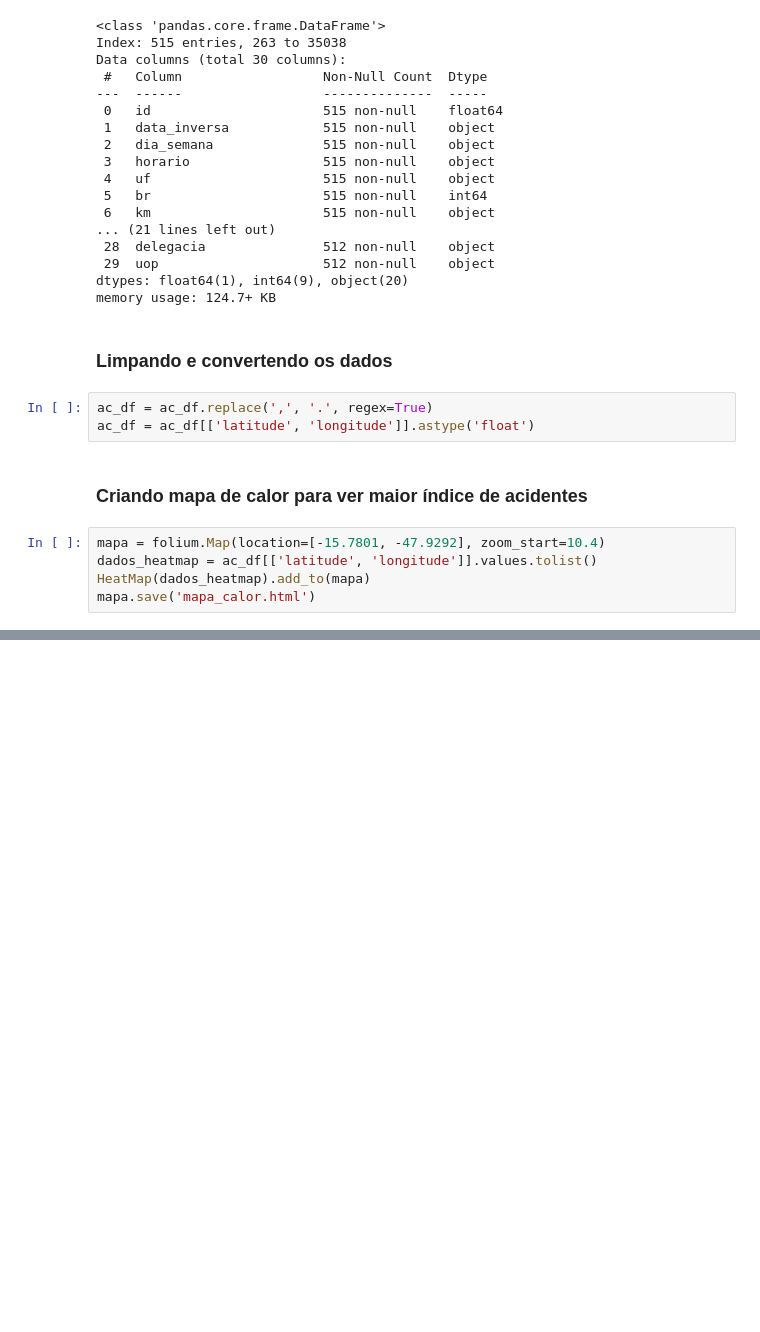
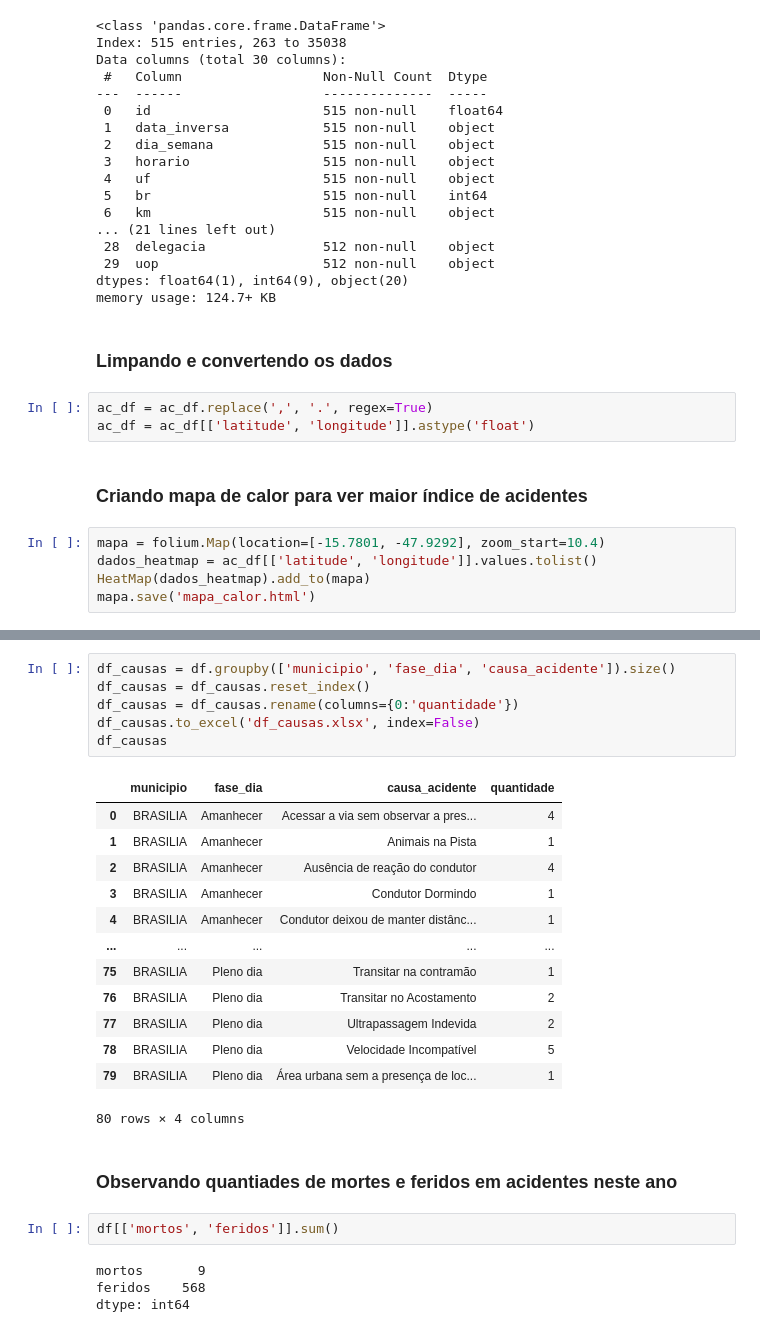
Before and after one commit to Daniel-Britto/dataScience, a Jupyter notebook: acidentes_df_2024/acidentes_trns.ipynb, the cells around one changed output, grey strips where cells are left out. Cells and saved outputs as stored; diff of their text form; blank space fills up the shorter version.

```diff
--- a/acidentes_df_2024/acidentes_trns.ipynb
+++ b/acidentes_df_2024/acidentes_trns.ipynb
@@ -52,0 +63,28 @@ mapa.save('mapa_calor.html')
+# %%
+df_causas = df.groupby(['municipio', 'fase_dia', 'causa_acidente']).size()
+df_causas = df_causas.reset_index()
+df_causas = df_causas.rename(columns={0:'quantidade'})
+df_causas.to_excel('df_causas.xlsx', index=False)
+df_causas
+# %% [output]
+|  | municipio | fase_dia | causa_acidente | quantidade |
+| 0 | BRASILIA | Amanhecer | Acessar a via sem observar a pres... | 4 |
+| 1 | BRASILIA | Amanhecer | Animais na Pista | 1 |
+| 2 | BRASILIA | Amanhecer | Ausência de reação do condutor | 4 |
+| 3 | BRASILIA | Amanhecer | Condutor Dormindo | 1 |
+| 4 | BRASILIA | Amanhecer | Condutor deixou de manter distânc... | 1 |
+| ... | ... | ... | ... | ... |
+| 75 | BRASILIA | Pleno dia | Transitar na contramão | 1 |
+| 76 | BRASILIA | Pleno dia | Transitar no Acostamento | 2 |
+| 77 | BRASILIA | Pleno dia | Ultrapassagem Indevida | 2 |
+| 78 | BRASILIA | Pleno dia | Velocidade Incompatível | 5 |
+| 79 | BRASILIA | Pleno dia | Área urbana sem a presença de loc... | 1 |
+80 rows × 4 columns
+# %% [markdown]
+### Observando quantiades de mortes e feridos em acidentes neste ano
+# %%
+df[['mortos', 'feridos']].sum()
+# %% [output]
+mortos       9
+feridos    568
+dtype: int64
```
Also changed, not shown: parts of 3 cells of this notebook, 1 other file.
